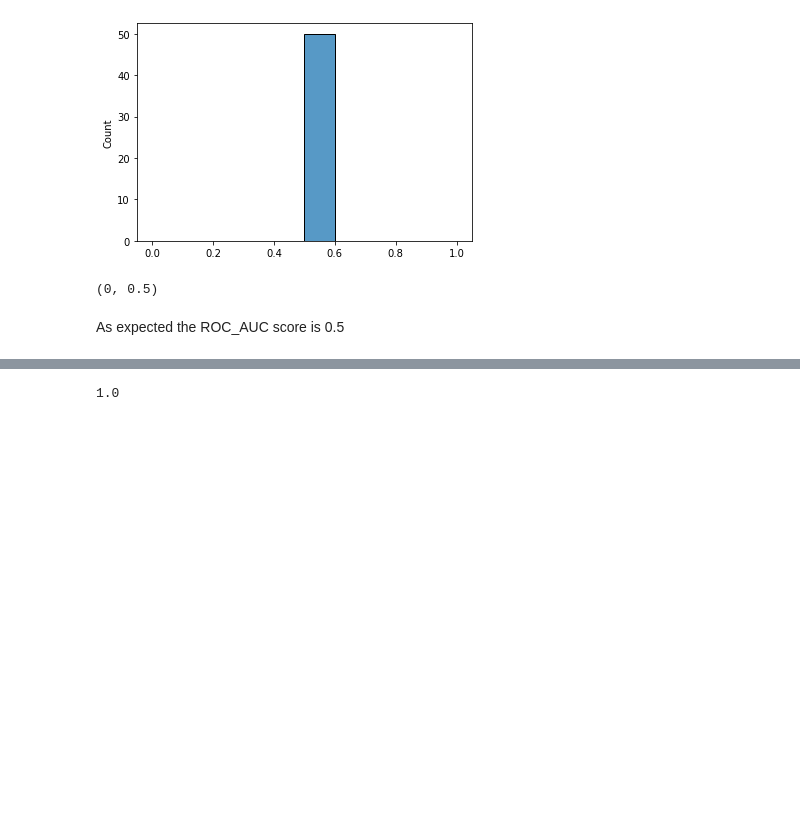
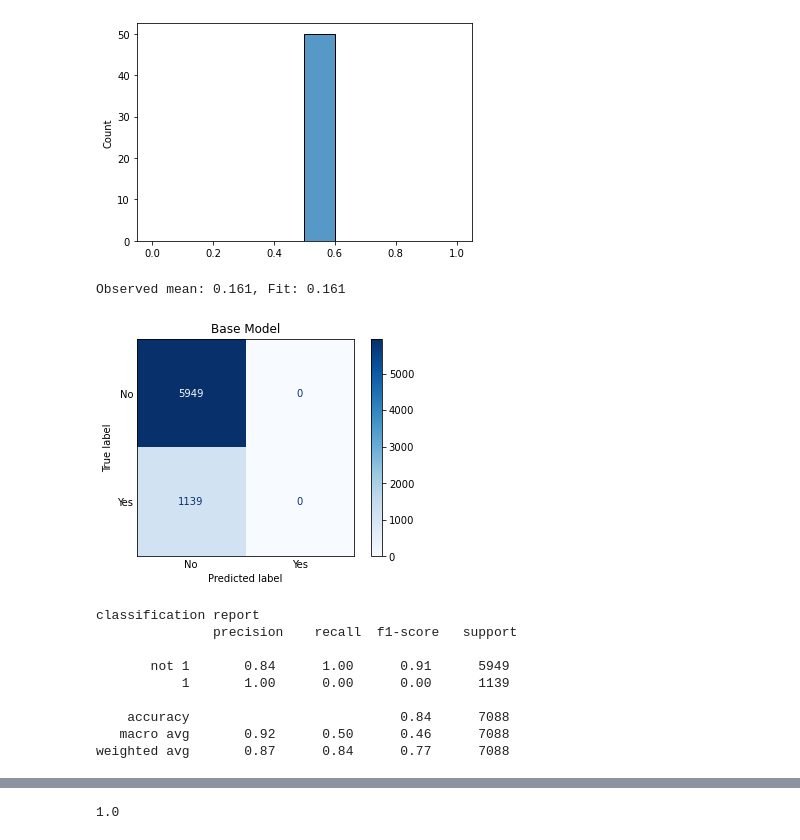
Before and after one commit to shaisid01/Data-Science, a Jupyter notebook: CapstoneProjects/Capstone 2/Notebooks/05_modeling.ipynb, the cells around one changed output, grey strips where cells are left out. Cells and saved outputs as stored; diff of their text form; code cells hidden in the pictures; blank space fills up the shorter version.

```diff
--- a/CapstoneProjects/Capstone 2/Notebooks/05_modeling.ipynb
+++ b/CapstoneProjects/Capstone 2/Notebooks/05_modeling.ipynb
@@ -39,3 +39,7 @@ import matplotlib.pyplot as plt
 # remove warning
 #import warnings
 #warnings.filterwarnings("ignore")
+# %%
+
+evaluation = pd.DataFrame(index=['Base Model'],
+                           columns =[])
@@ -294,9 +330,3 @@ sns.histplot(cv_roc_auc_scores, bins=10)
 # %% [output]
 <AxesSubplot:ylabel='Count'>
 [figure]
-# %%
-max_thresh(cv_roc_auc_scores)
-# %% [output]
-(0, 0.5)
-# %% [markdown]
-As expected the ROC_AUC score is 0.5
@@ -305,0 +333,22 @@ null_mod_test_preds = null_mod.predict_proba(X=X_test_null)
+# %%
+#check to see if close to population value
+print("Observed mean: {:.3f}, Fit: {:.3f}".format(y_test.mean(),test_pred[:,1].mean()))
+# %% [output]
+Observed mean: 0.161, Fit: 0.161
+# %%
+#predict
+null_mod_train_preds = null_mod.predict(X=X_train_null)
+# %%
+classifier_name= "Base Model"
+make_matrics_score(y_train,null_mod_train_preds,classifier_name,score=False,y_class_report=True,isTrain = True)
+# %% [output]
+[figure, added]
+classification report
+               precision    recall  f1-score   support
+
+       not 1       0.84      1.00      0.91      5949
+           1       1.00      0.00      0.00      1139
+
+    accuracy                           0.84      7088
+   macro avg       0.92      0.50      0.46      7088
+weighted avg       0.87      0.84      0.77      7088
```
Also changed, not shown: parts of 148 cells of this notebook.
